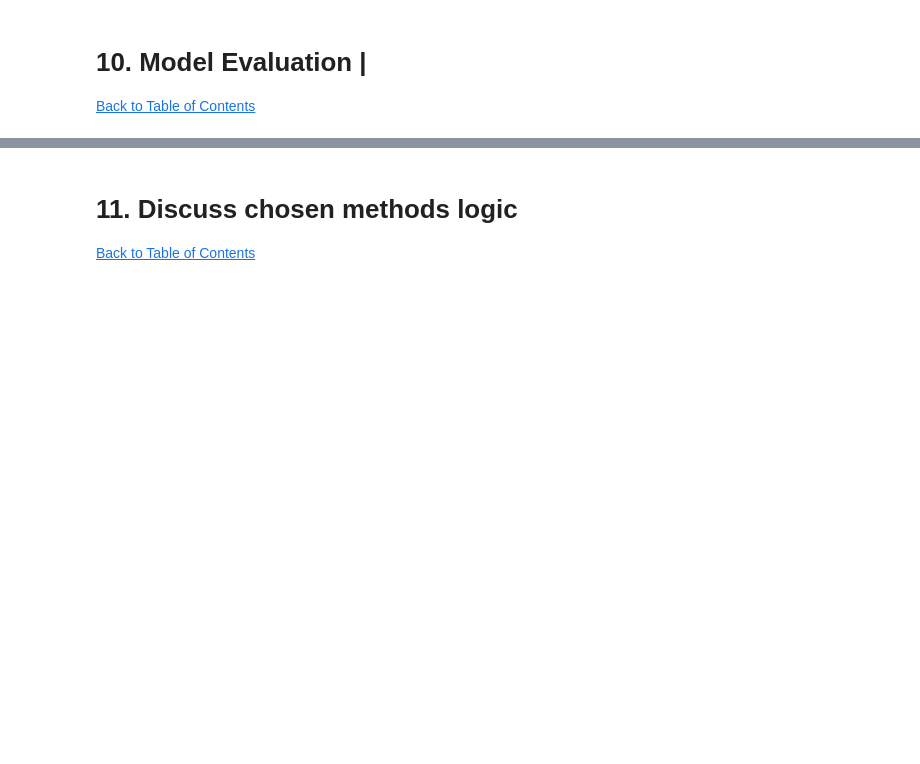
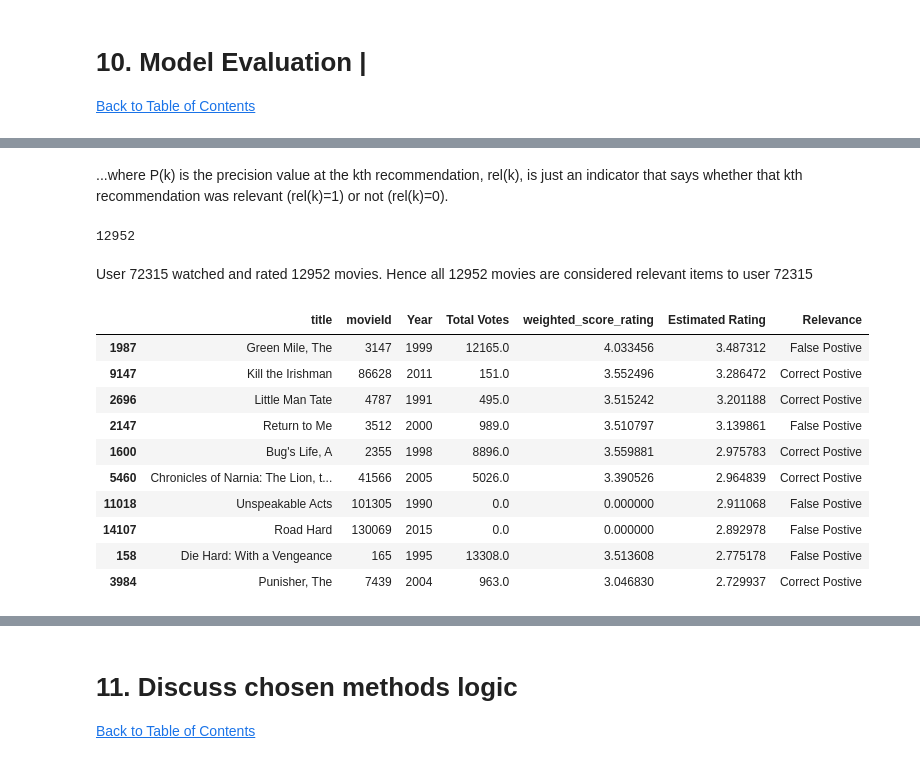
Before and after one commit to RogerA11/Streamlit-Movie-Recommendation-System, a Jupyter notebook: CBB5_Movie_Recommendation.ipynb, the cells around one changed output, grey strips where cells are left out. Drawn from its saved outputs; the diff is of its cells as text; code cells hidden in the pictures; blank space fills up the shorter version.

```diff
--- a/CBB5_Movie_Recommendation.ipynb
+++ b/CBB5_Movie_Recommendation.ipynb
@@ -961,0 +1259,26 @@ hybrid(1, 'Toy Story')
+# %% [markdown]
+...where P(k) is the precision value at the kth recommendation, rel(k), is just an indicator that says whether that kth recommendation was relevant (rel(k)=1) or not (rel(k)=0).
+# %%
+#Calculating # of all possible relevant Items
+NUM_ACTUAL_MOVIES_WATCHED=train[train['userId']==UserId_input].shape[0]
+NUM_ACTUAL_MOVIES_WATCHED
+# %% [output]
+12952
+# %% [markdown]
+User 72315 watched and rated 12952 movies. Hence all 12952 movies are considered relevant items to user 72315
+# %%
+import numpy as np
+
+Prediction_movieId=Prediction['movieId'].values
+Actual_movieId=train[train['userId']==UserId_input]['movieId'].values
+Prediced_movies_watched=[]
+
+
+recoms=np.zeros(len(Prediction_movieId))
+recoms=[]
+for x in range(len(Prediction_movieId)):
+    if Prediction_movieId[x] in Actual_movieId:
+        recoms.append(1)
+        Prediced_movies_watched.append(Prediction_movieId[x])
+    else:
+        recoms.append(0)
@@ -961,0 +1300,15 @@ hybrid(1, 'Toy Story')
+# %%
+Prediction['Relevance']=recoms_str
+Prediction
+# %% [output]
+|  | title | movieId | Year | Total Votes | weighted_score_rating | Estimated Rating | Relevance |
+| 1987 | Green Mile, The | 3147 | 1999 | 12165.0 | 4.033456 | 3.487312 | False Postive |
+| 9147 | Kill the Irishman | 86628 | 2011 | 151.0 | 3.552496 | 3.286472 | Correct Postive |
+| 2696 | Little Man Tate | 4787 | 1991 | 495.0 | 3.515242 | 3.201188 | Correct Postive |
+| 2147 | Return to Me | 3512 | 2000 | 989.0 | 3.510797 | 3.139861 | False Postive |
+| 1600 | Bug's Life, A | 2355 | 1998 | 8896.0 | 3.559881 | 2.975783 | Correct Postive |
+| 5460 | Chronicles of Narnia: The Lion, t... | 41566 | 2005 | 5026.0 | 3.390526 | 2.964839 | Correct Postive |
+| 11018 | Unspeakable Acts | 101305 | 1990 | 0.0 | 0.000000 | 2.911068 | False Postive |
+| 14107 | Road Hard | 130069 | 2015 | 0.0 | 0.000000 | 2.892978 | False Postive |
+| 158 | Die Hard: With a Vengeance | 165 | 1995 | 13308.0 | 3.513608 | 2.775178 | False Postive |
+| 3984 | Punisher, The | 7439 | 2004 | 963.0 | 3.046830 | 2.729937 | Correct Postive |
```
Also changed, not shown: parts of 53 cells of this notebook.
